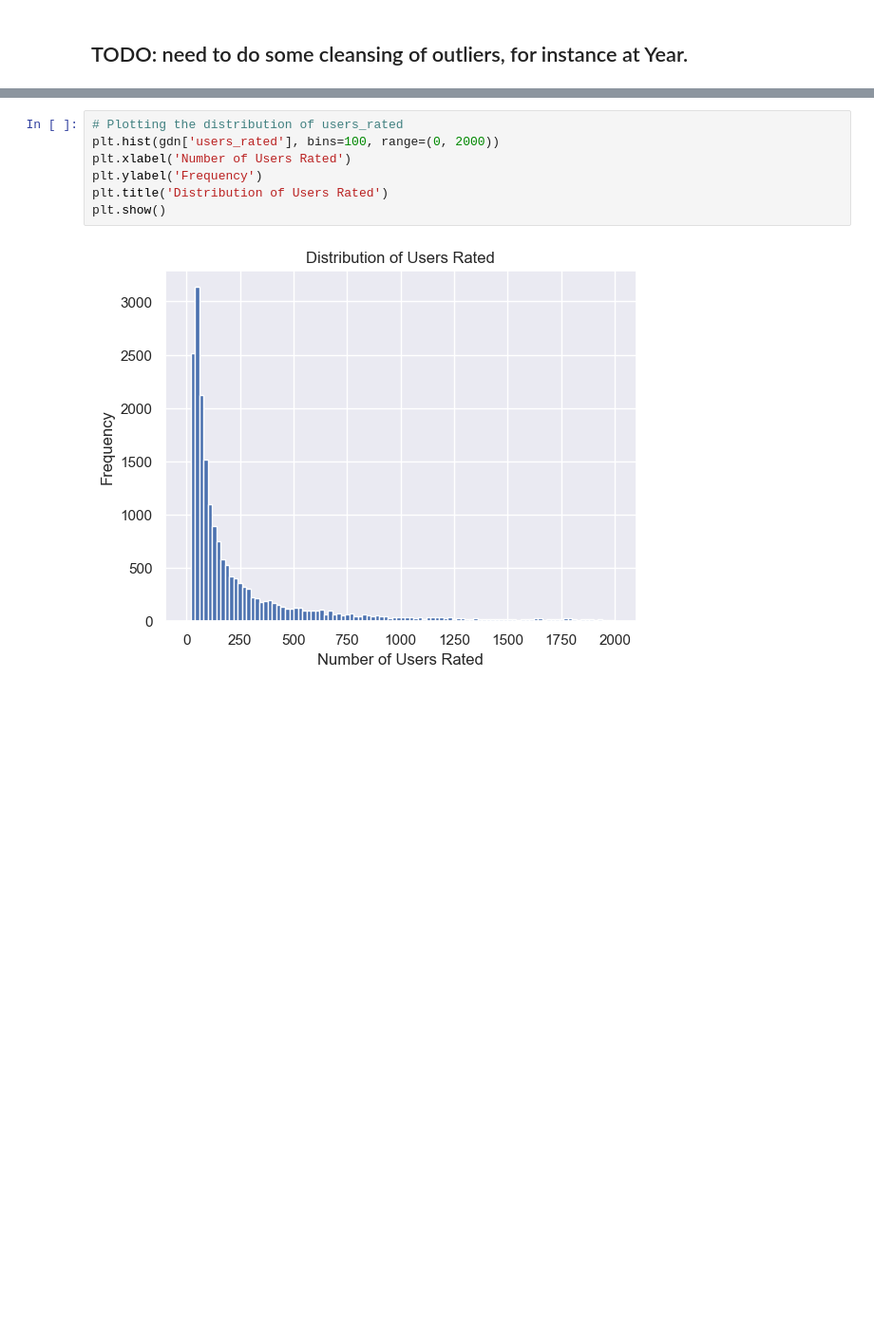
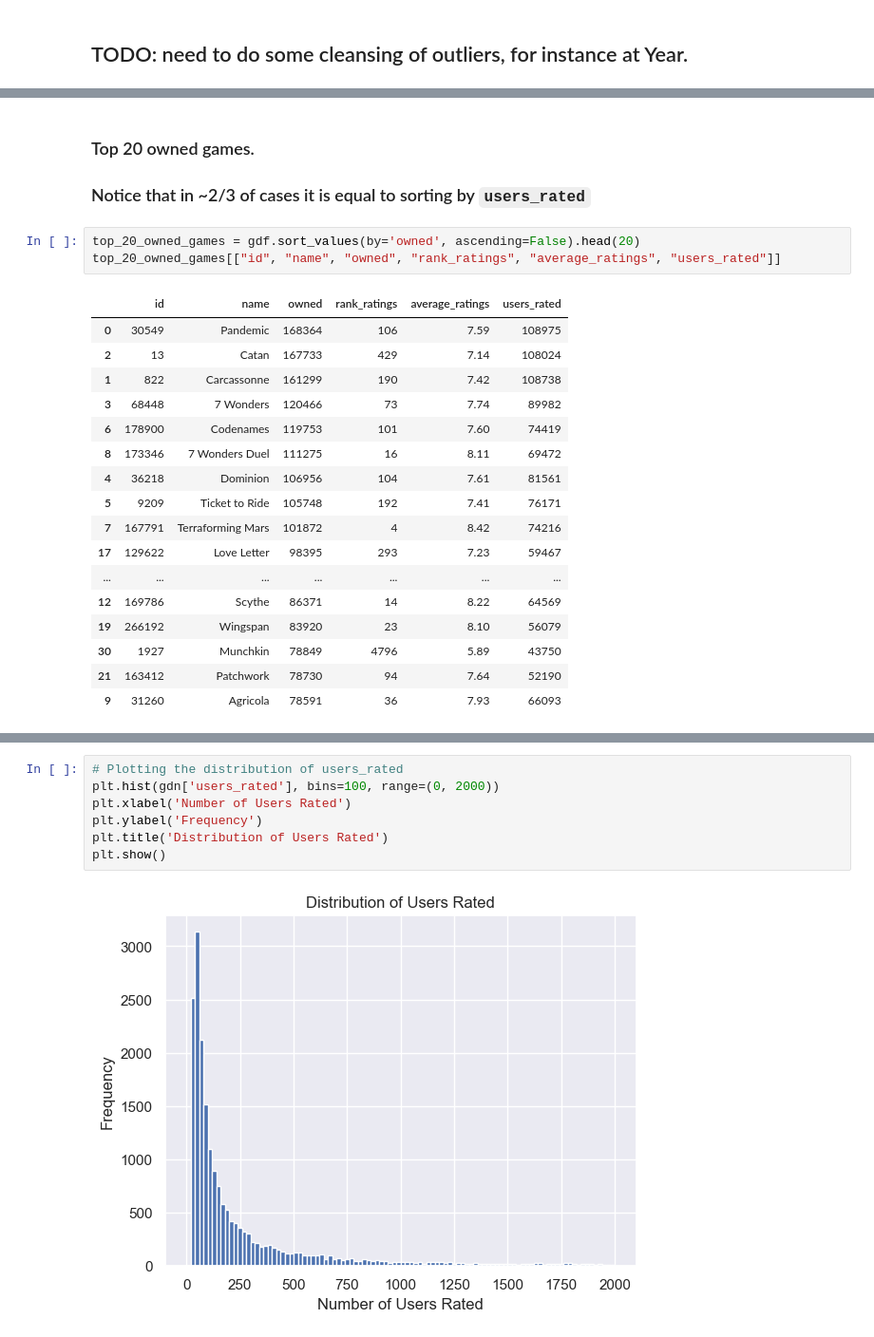
Before and after one commit to ursumarius/linear-regression-board-games, a Jupyter notebook: eda-regression.ipynb, the cells around one changed output, grey strips where cells are left out. Shown at 95% size. Saved outputs shown, nothing was run; the diff lists cells and outputs as text; blank space fills up the shorter version.

```diff
--- a/eda-regression.ipynb
+++ b/eda-regression.ipynb
@@ -118,4 +117,28 @@ plt.title('Distribution of Owned')
 plt.show()
 # %% [output]
 [figure]
+# %% [markdown]
+### Top 20 owned games.
+### Notice that in ~2/3 of cases it is equal to sorting by `users_rated`
+# %%
+top_20_owned_games = gdf.sort_values(by='owned', ascending=False).head(20)
+top_20_owned_games[["id", "name", "owned", "rank_ratings", "average_ratings", "users_rated"]]
+# %% [output]
+|  | id | name | owned | rank_ratings | average_ratings | users_rated |
+| 0 | 30549 | Pandemic | 168364 | 106 | 7.59 | 108975 |
+| 2 | 13 | Catan | 167733 | 429 | 7.14 | 108024 |
+| 1 | 822 | Carcassonne | 161299 | 190 | 7.42 | 108738 |
+| 3 | 68448 | 7 Wonders | 120466 | 73 | 7.74 | 89982 |
+| 6 | 178900 | Codenames | 119753 | 101 | 7.60 | 74419 |
+| 8 | 173346 | 7 Wonders Duel | 111275 | 16 | 8.11 | 69472 |
+| 4 | 36218 | Dominion | 106956 | 104 | 7.61 | 81561 |
+| 5 | 9209 | Ticket to Ride | 105748 | 192 | 7.41 | 76171 |
+| 7 | 167791 | Terraforming Mars | 101872 | 4 | 8.42 | 74216 |
+| 17 | 129622 | Love Letter | 98395 | 293 | 7.23 | 59467 |
+| ... | ... | ... | ... | ... | ... | ... |
+| 12 | 169786 | Scythe | 86371 | 14 | 8.22 | 64569 |
+| 19 | 266192 | Wingspan | 83920 | 23 | 8.10 | 56079 |
+| 30 | 1927 | Munchkin | 78849 | 4796 | 5.89 | 43750 |
+| 21 | 163412 | Patchwork | 78730 | 94 | 7.64 | 52190 |
+| 9 | 31260 | Agricola | 78591 | 36 | 7.93 | 66093 |
 # %%
```
Also changed, not shown: parts of 24 cells of this notebook.
